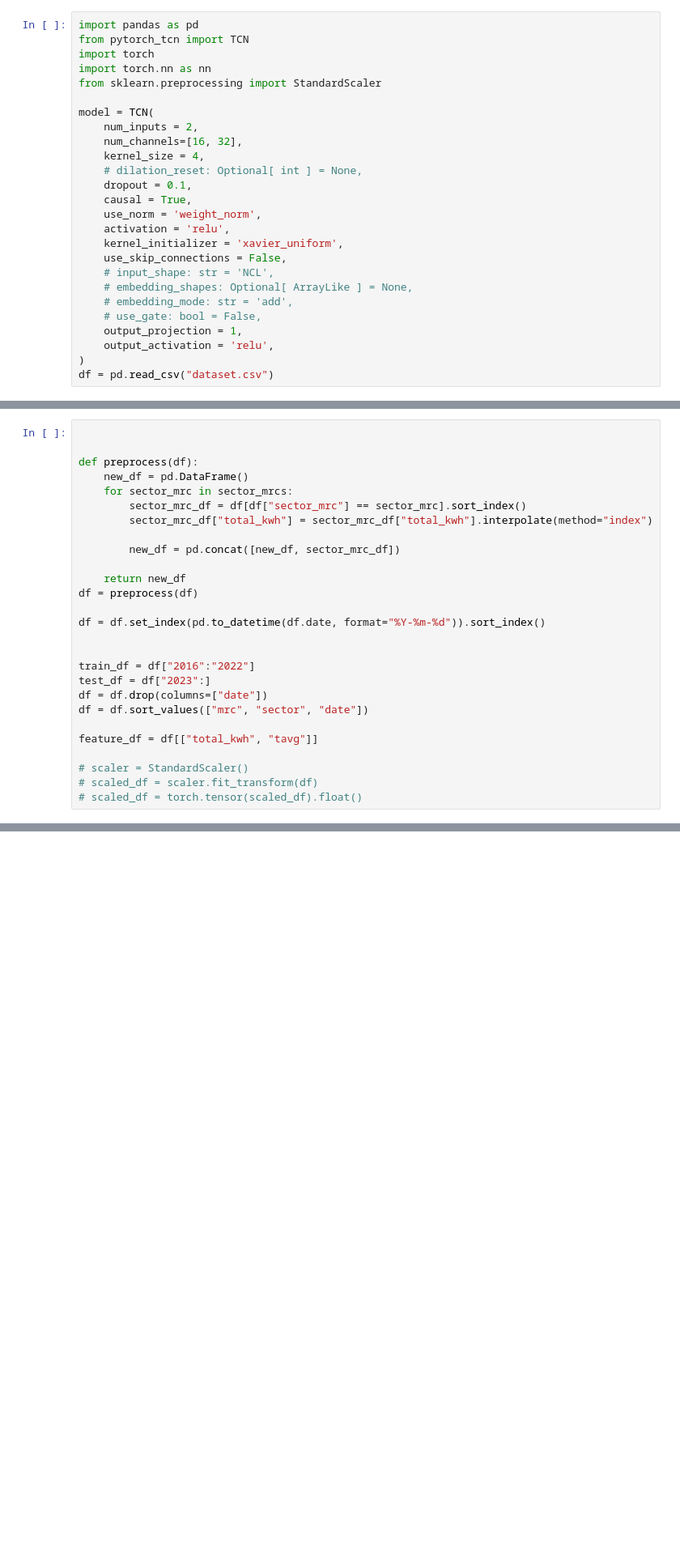
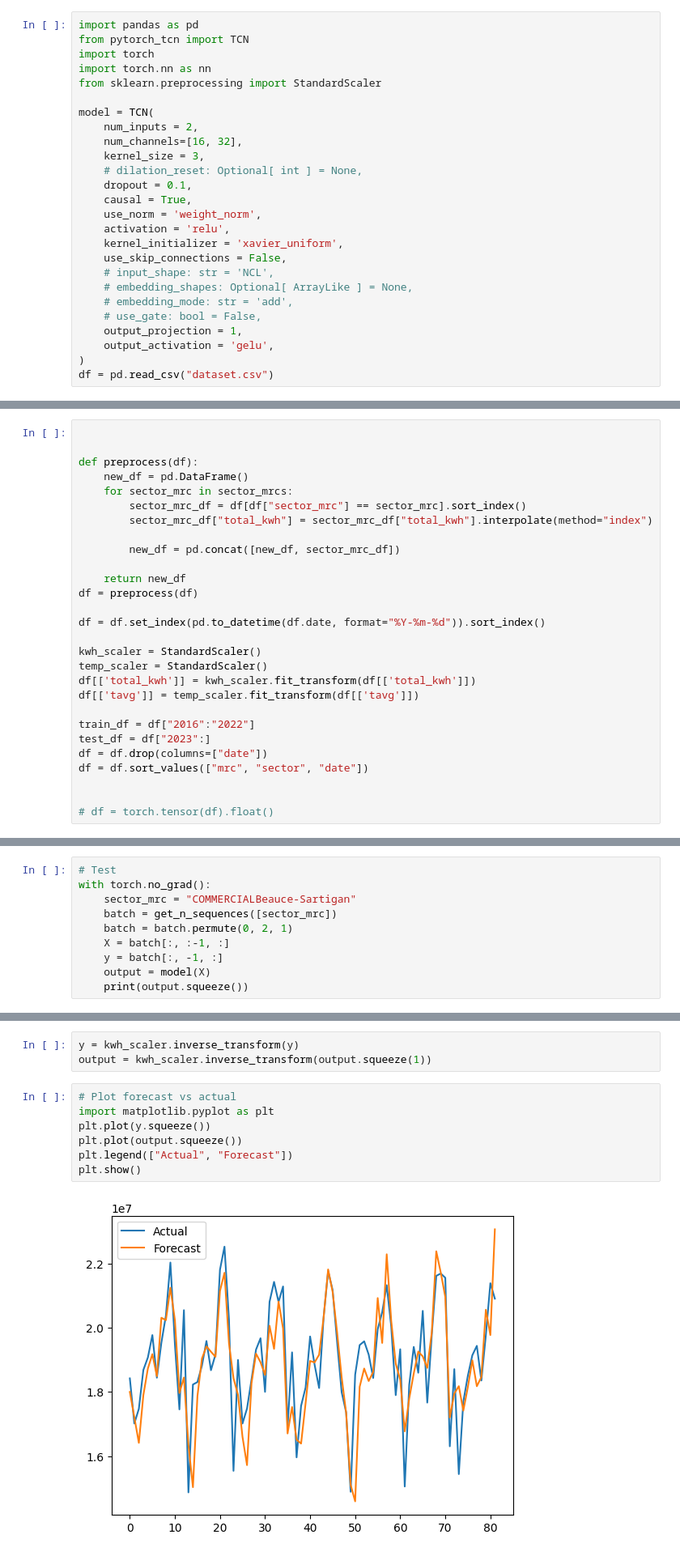
Before and after one commit to JuanJavierr/ml2_projet, a Jupyter notebook: tcn.ipynb, the cells around one changed output, grey strips where cells are left out. Shown: that part at 81% size. Saved outputs shown, nothing was run; the diff lists cells and outputs as text; blank space fills up the shorter version.

```diff
--- a/tcn.ipynb
+++ b/tcn.ipynb
@@ -8,7 +8,7 @@ from sklearn.preprocessing import StandardScaler
 model = TCN(
     num_inputs = 2,
     num_channels=[16, 32],
-    kernel_size = 4,
+    kernel_size = 3,
     # dilation_reset: Optional[ int ] = None,
     dropout = 0.1,
     causal = True,
@@ -21,7 +21,7 @@ model = TCN(
     # embedding_mode: str = 'add',
     # use_gate: bool = False,
     output_projection = 1,
-    output_activation = 'relu',
+    output_activation = 'gelu',
 )
 df = pd.read_csv("dataset.csv")
 # %%
@@ -90,15 +90,16 @@ df = preprocess(df)
 
 df = df.set_index(pd.to_datetime(df.date, format="%Y-%m-%d")).sort_index()
 
+kwh_scaler = StandardScaler()
+temp_scaler = StandardScaler()
+df[['total_kwh']] = kwh_scaler.fit_transform(df[['total_kwh']])
+df[['tavg']] = temp_scaler.fit_transform(df[['tavg']])
 
 train_df = df["2016":"2022"]
 test_df = df["2023":]
 df = df.drop(columns=["date"])
 df = df.sort_values(["mrc", "sector", "date"])
 
-feature_df = df[["total_kwh", "tavg"]]
 
-# scaler = StandardScaler()
-# scaled_df = scaler.fit_transform(df)
-# scaled_df = torch.tensor(scaled_df).float()
+# df = torch.tensor(df).float()
 # %%
@@ -181,0 +204,10 @@ windowed_batch.shape
+# %%
+# Test
+with torch.no_grad():
+    sector_mrc = "COMMERCIALBeauce-Sartigan"
+    batch = get_n_sequences([sector_mrc])
+    batch = batch.permute(0, 2, 1)
+    X = batch[:, :-1, :]
+    y = batch[:, -1, :]
+    output = model(X)
+    print(output.squeeze())
@@ -181,0 +226,12 @@ windowed_batch.shape
+# %%
+y = kwh_scaler.inverse_transform(y)
+output = kwh_scaler.inverse_transform(output.squeeze(1))
+# %%
+# Plot forecast vs actual
+import matplotlib.pyplot as plt
+plt.plot(y.squeeze())
+plt.plot(output.squeeze())
+plt.legend(["Actual", "Forecast"])
+plt.show()
+# %% [output]
+[figure, added]
```
Also changed, not shown: parts of 7 cells of this notebook, 2 other files.
